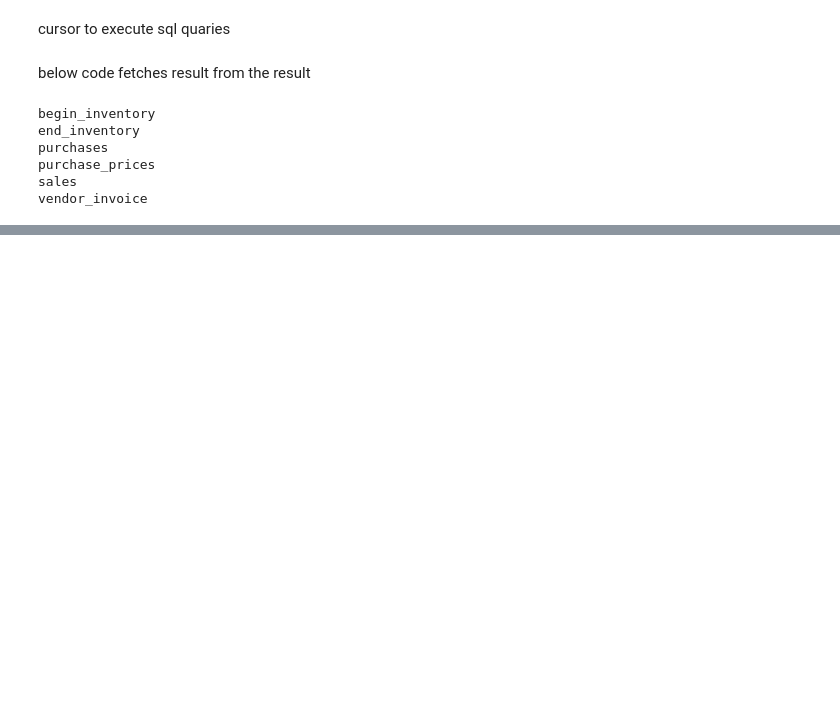
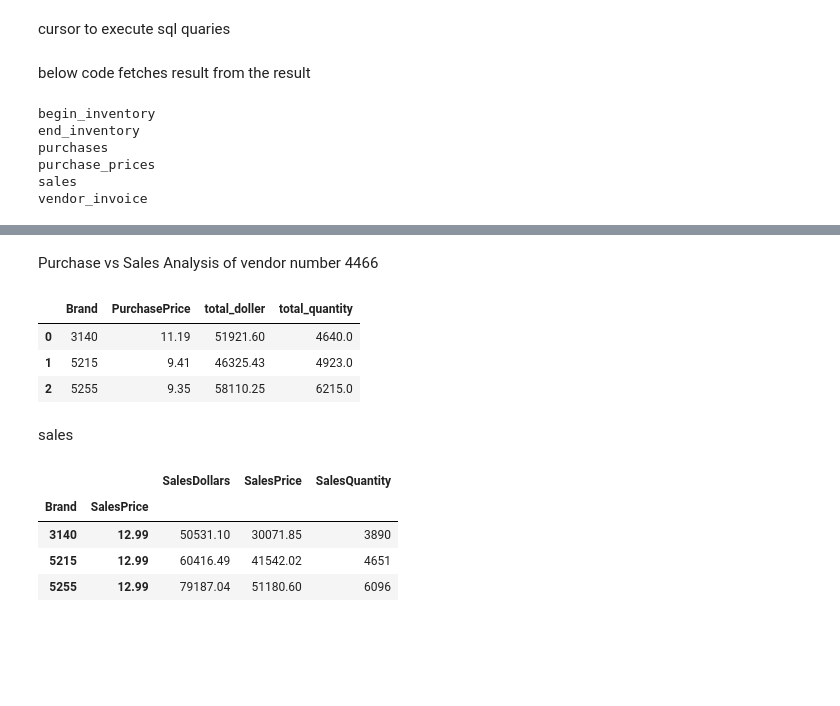
Before and after one commit to layappa/inventory-performance, a Jupyter notebook: Exploratory_Data_Analysis.ipynb, the cells around one changed output, grey strips where cells are left out. Saved outputs shown, nothing was run; the diff lists cells and outputs as text; code cells hidden in the pictures; blank space fills up the shorter version.

```diff
--- a/Exploratory_Data_Analysis.ipynb
+++ b/Exploratory_Data_Analysis.ipynb
@@ -92,0 +166,27 @@ count of rows 5543
+# %% [markdown]
+Purchase vs Sales Analysis of vendor number 4466
+# %%
+purchese_1=pd.read_sql('''
+select "Brand","PurchasePrice",sum("Dollars") as total_doller ,sum("Quantity") as total_quantity from purchases where "VendorNumber"=4466
+group by "Brand" ,"PurchasePrice"
+''',conn)
+purchese_1
+# %% [output]
+|  | Brand | PurchasePrice | total_doller | total_quantity |
+| 0 | 3140 | 11.19 | 51921.60 | 4640.0 |
+| 1 | 5215 | 9.41 | 46325.43 | 4923.0 |
+| 2 | 5255 | 9.35 | 58110.25 | 6215.0 |
+# %% [markdown]
+sales
+# %%
+sales.groupby(['Brand','SalesPrice'])[['SalesDollars','SalesPrice','SalesQuantity']].sum()
+# %% [output]
+|  |  | SalesDollars | SalesPrice | SalesQuantity |
+| Brand | SalesPrice |  |  |  |
+| 3140 | 12.99 | 50531.10 | 30071.85 | 3890 |
+| 5215 | 12.99 | 60416.49 | 41542.02 | 4651 |
+| 5255 | 12.99 | 79187.04 | 51180.60 | 6096 |
+# %% [markdown]
+#
+# %% [markdown]
+#
```
Also changed, not shown: parts of 10 cells of this notebook.
